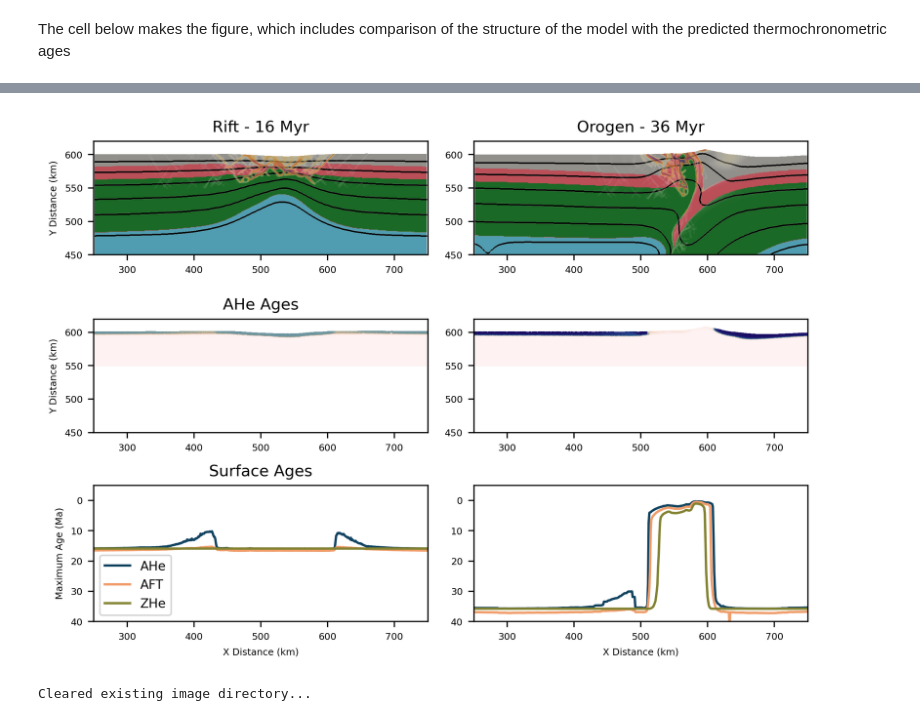
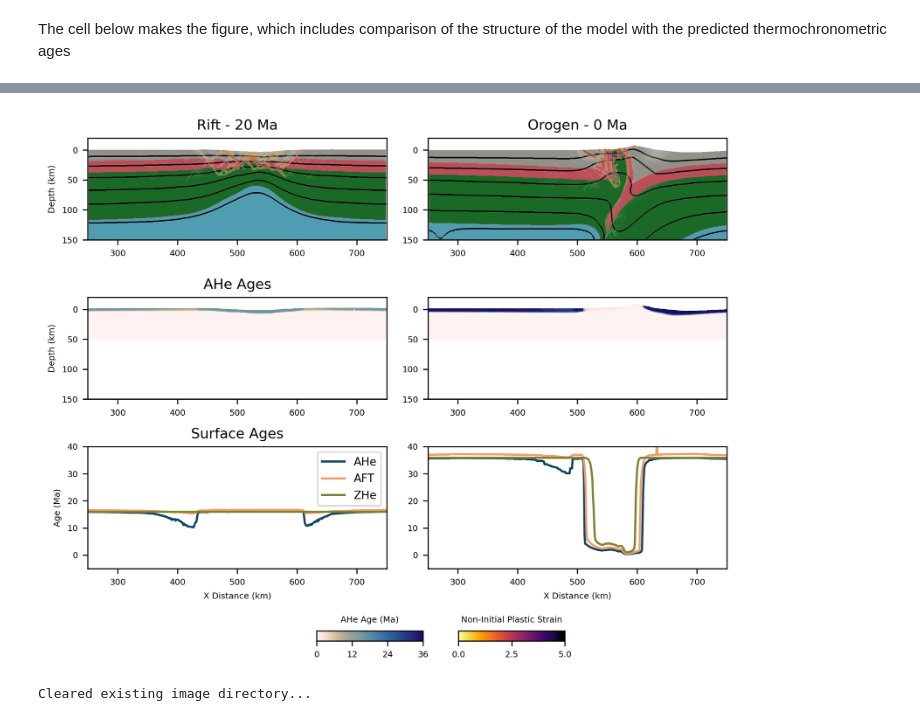
Before and after one commit to dyvasey/gdtchron, a Jupyter notebook: notebooks/figure_riftinversion.ipynb, the cells around one changed output, grey strips where cells are left out. Drawn from its saved outputs; the diff is of its cells as text; code cells hidden in the pictures.

```diff
--- a/notebooks/figure_riftinversion.ipynb
+++ b/notebooks/figure_riftinversion.ipynb
@@ -18,6 +18,8 @@ from IPython.display import Video
 from tqdm import tqdm
 
 import gdtchron as gdt
+
+plt.rcParams['pdf.fonttype'] = 42
 # %% [markdown]
 This cell sets an environment variable that is necessary for transparency to render correctly when plotting the strain over the composition from the model
 # %%
@@ -27,7 +29,7 @@ This cell gathers the paths to the original model files for plotting composition
 # %%
 # Get full output files from local source
 sol_path = (
-    '/home/vaseylab/glaucophane/fastscape_testing/060524_rif/output_ri_rift/solution'
+    'solution'
 )
 files = [
     os.path.join(sol_path, file) for file in os.listdir(sol_path)
@@ -38,13 +40,13 @@ files.sort()
 The cell below sets up parameters for the figure.
 # %%
 directory_tchron = 'meshes_tchron'
-time1 = 16
-time2 = 36
+time1 = 20  # Ma
+time2 = 0  # Ma
 
 model_step = 0.1
 
-step1 = int(time1 / model_step)
-step2 = int(time2 / model_step)
+step1 = int((36 - time1) / model_step)
+step2 = int((36 - time2) / model_step)
 
 file1 = files[step1]
 file2 = files[step2]
@@ -62,9 +64,9 @@ cat_cmap = cmc.batlowS
 opacity_strain = [0, 0.8, 0.8, 0.8, 0.8]
 lim_strain = [0, 5]
 
-lim_tchron = [0, 36]  # Myr
+lim_tchron = [0, 36]  # Ma
 
-bounds = [250, 750, 450, 620]  # km
+bounds = [250, 750, -20, 150]  # km, X position and depth
 # %% [markdown]
 The cell below makes the figure, which includes comparison of the structure of the model with the predicted thermochronometric ages
 # %%
@@ -72,24 +74,30 @@ fig, axs = plt.subplots(3, 2, dpi=300, figsize=(7, 5))
 
 axs = axs.flatten()
 
-axs[0].set_title('Rift - 16 Myr', fontsize=10)
-axs[1].set_title('Orogen - 36 Myr', fontsize=10)
+axs[0].set_title('Rift - 20 Ma', fontsize=10)
+axs[1].set_title('Orogen - 0 Ma', fontsize=10)
 
 axs[2].set_title('AHe Ages', loc='center', fontsize=10)
 
 mesh1 = pv.read(file1)
 mesh1.points /= 1e3  # Convert m to km
 mesh1['T'] -= 273.15  # Convert temp to °C
+mesh1.points[:, 1] = -(mesh1.points[:, 1] - 600)  # Convert Y position to depth
 
 mesh2 = pv.read(file2)
 mesh2.points /= 1e3  # Convert m to km
 mesh2['T'] -= 273.15  # Convert temp to °C
+mesh2.points[:, 1] = -(mesh2.points[:, 1] - 600)  # Convert Y position to depth
 
 mesh1_tchron = pv.read(file1_tchron)
 mesh1_tchron.points /= 1e3  # Convert m to km
+# Convert Y position to depth
+mesh1_tchron.points[:, 1] = -(mesh1_tchron.points[:, 1] - 600)
 
 mesh2_tchron = pv.read(file2_tchron)
 mesh2_tchron.points /= 1e3  # Convert m to km
+# Convert Y position to depth
+mesh2_tchron.points[:, 1] = -(mesh2_tchron.points[:, 1] - 600)
 
 mesh1 = gdt.add_comp_field(mesh1)
 mesh2 = gdt.add_comp_field(mesh2)
@@ -137,8 +145,8 @@ df1_max = df1.groupby('x').agg({'x': 'first', 'AHe': 'max', 'AFT': 'max', 'ZHe':
 df2 = pd.DataFrame({'x': x2, 'AHe': He2, 'AFT': AFT2, 'ZHe': ZHe2})
 df2_max = df2.groupby('x').agg({'x': 'first', 'AHe': 'max', 'AFT': 'max', 'ZHe': 'max'})
 
-axs[0].set_ylabel('Y Distance (km)', fontsize=6)
-axs[2].set_ylabel('Y Distance (km)', fontsize=6)
+axs[0].set_ylabel('Depth (km)', fontsize=6)
+axs[2].set_ylabel('Depth (km)', fontsize=6)
 
 axs[4].plot(df1_max['x'], df1_max['AHe'], c=cat_cmap.colors[6], label='AHe')
 axs[4].plot(df1_max['x'], df1_max['AFT'], c=cat_cmap.colors[4], label='AFT')
@@ -155,14 +163,31 @@ axs[5].set_xlim(250, 750)
 axs[4].set_ylim(40, -5)
 axs[5].set_ylim(40, -5)
 axs[4].set_title('Surface Ages', fontsize=10)
-axs[4].set_ylabel('Maximum Age (Ma)', fontsize=6)
+axs[4].set_ylabel('Age (Ma)', fontsize=6)
 axs[4].set_xlabel('X Distance (km)', fontsize=6)
 axs[5].set_xlabel('X Distance (km)', fontsize=6)
 
 for ax in axs:
     ax.tick_params(axis='both', which='major', labelsize=6)
+    ax.invert_yaxis()
 
 plt.tight_layout()
 
-fig.savefig('riftvsinv.jpg')
+cax_ahe = fig.add_axes([0.4, -0.05, 0.15, 0.02])
+norm = mcolors.Normalize(vmin=lim_tchron[0], vmax=lim_tchron[1])
+sm_ahe = cm.ScalarMappable(cmap=opaque_cm, norm=norm)
+cax_ahe.tick_params(labelsize=6)
+plt.colorbar(sm_ahe, cax=cax_ahe, orientation='horizontal')
+cax_ahe.set_title('AHe Age (Ma)', fontsize=6)
+cax_ahe.set_xticks([0, 12, 24, 36])
+
+cax_strain = fig.add_axes([0.6, -0.05, 0.15, 0.02])
+norm = mcolors.Normalize(vmin=lim_strain[0], vmax=lim_strain[1])
+sm_strain = cm.ScalarMappable(cmap=cm_strain, norm=norm)
+cax_strain.tick_params(labelsize=6)
+plt.colorbar(sm_strain, cax=cax_strain, orientation='horizontal')
+cax_strain.set_title('Non-Initial Plastic Strain', fontsize=6)
+cax_strain.set_xticks([0, 2.5, 5])
+
+fig.savefig('riftvsinv.pdf', bbox_inches='tight')
 # %% [output]
@@ -169,4 +195,4 @@ fig.savefig('riftvsinv.jpg')
-[figure, old version]
+[figure, new version]
 # %%
 # Create video - image creation
 warnings.filterwarnings("ignore", category=UserWarning)
```
Also changed, not shown: parts of 2 cells of this notebook, 8 other files.
